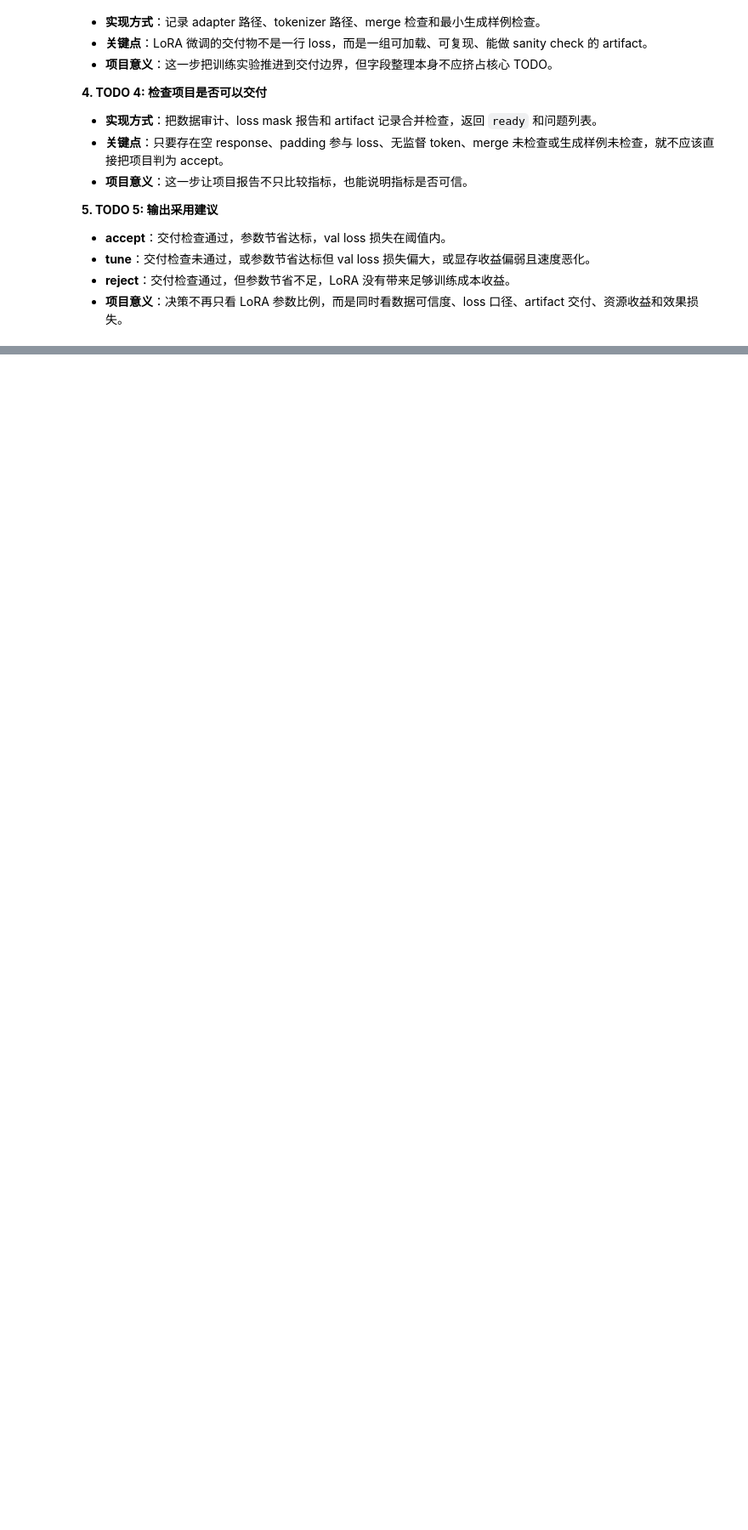
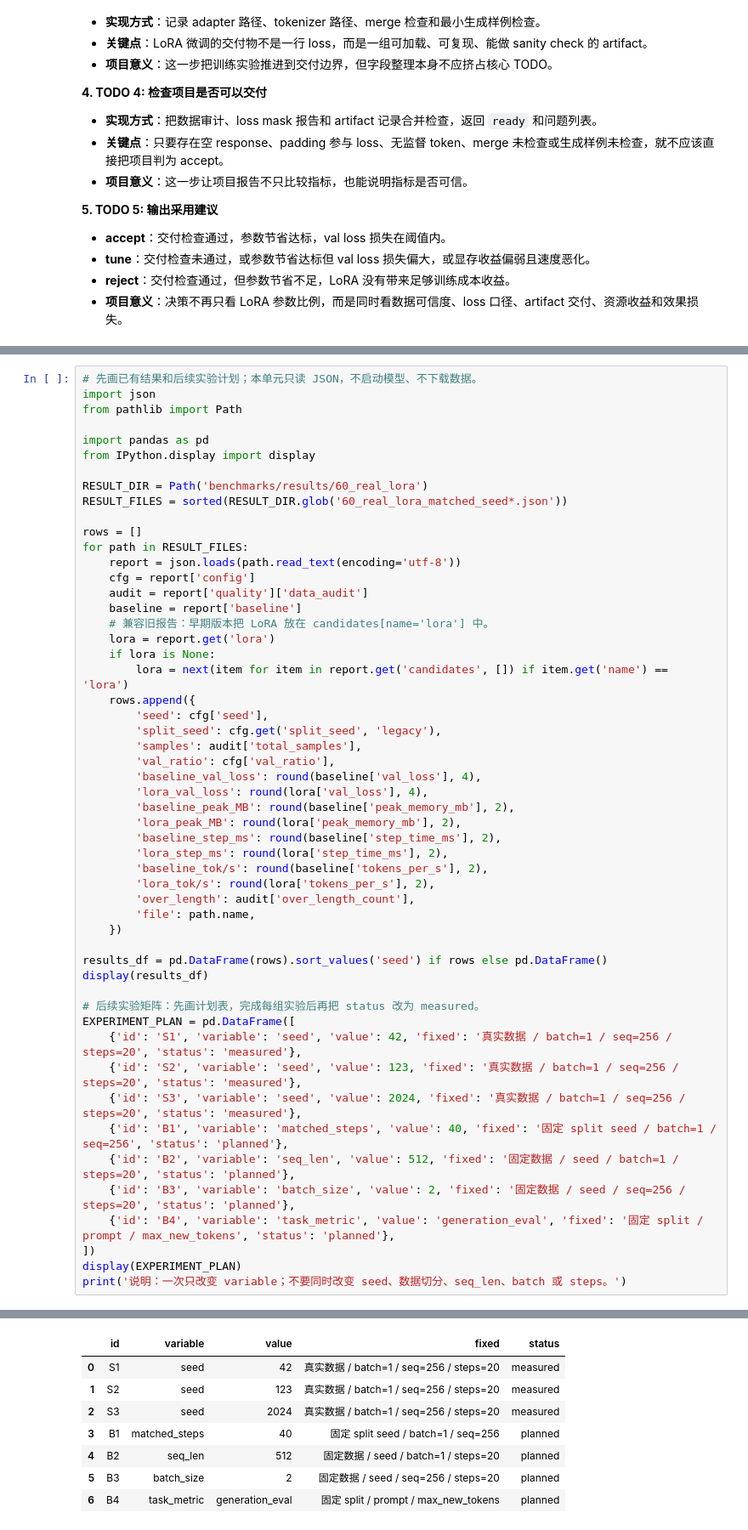
Before and after one commit to NefelibataBIGR/llm-algo-leetcode, a Jupyter notebook: 02_PyTorch_Algorithms/60_LoRA_Fine_Tuning_Project.ipynb, the cells around one changed output, grey strips where cells are left out. Shown at 85% size. Drawn from its saved outputs; the diff is of its cells as text; blank space fills up the shorter version.

Commit message:
docs(60): document real LoRA experiments and configuration

```diff
--- a/02_PyTorch_Algorithms/60_LoRA_Fine_Tuning_Project.ipynb
+++ b/02_PyTorch_Algorithms/60_LoRA_Fine_Tuning_Project.ipynb
@@ -684,0 +1007,54 @@ print(recommend_lora_decision(summary, readiness))
+# %%
+# 先画已有结果和后续实验计划；本单元只读 JSON，不启动模型、不下载数据。
+import json
+from pathlib import Path
+
+import pandas as pd
+from IPython.display import display
+
+RESULT_DIR = Path('benchmarks/results/60_real_lora')
+RESULT_FILES = sorted(RESULT_DIR.glob('60_real_lora_matched_seed*.json'))
+
+rows = []
+for path in RESULT_FILES:
+    report = json.loads(path.read_text(encoding='utf-8'))
+    cfg = report['config']
+    audit = report['quality']['data_audit']
+    baseline = report['baseline']
+    # 兼容旧报告：早期版本把 LoRA 放在 candidates[name='lora'] 中。
+    lora = report.get('lora')
+    if lora is None:
+        lora = next(item for item in report.get('candidates', []) if item.get('name') == 'lora')
+    rows.append({
+        'seed': cfg['seed'],
+        'split_seed': cfg.get('split_seed', 'legacy'),
+        'samples': audit['total_samples'],
+        'val_ratio': cfg['val_ratio'],
+        'baseline_val_loss': round(baseline['val_loss'], 4),
+        'lora_val_loss': round(lora['val_loss'], 4),
+        'baseline_peak_MB': round(baseline['peak_memory_mb'], 2),
+        'lora_peak_MB': round(lora['peak_memory_mb'], 2),
+        'baseline_step_ms': round(baseline['step_time_ms'], 2),
+        'lora_step_ms': round(lora['step_time_ms'], 2),
+        'baseline_tok/s': round(baseline['tokens_per_s'], 2),
+        'lora_tok/s': round(lora['tokens_per_s'], 2),
+        'over_length': audit['over_length_count'],
+        'file': path.name,
+    })
+
+results_df = pd.DataFrame(rows).sort_values('seed') if rows else pd.DataFrame()
+display(results_df)
+
+# 后续实验矩阵：先画计划表，完成每组实验后再把 status 改为 measured。
+EXPERIMENT_PLAN = pd.DataFrame([
+    {'id': 'S1', 'variable': 'seed', 'value': 42, 'fixed': '真实数据 / batch=1 / seq=256 / steps=20', 'status': 'measured'},
+    {'id': 'S2', 'variable': 'seed', 'value': 123, 'fixed': '真实数据 / batch=1 / seq=256 / steps=20', 'status': 'measured'},
+    {'id': 'S3', 'variable': 'seed', 'value': 2024, 'fixed': '真实数据 / batch=1 / seq=256 / steps=20', 'status': 'measured'},
+    {'id': 'B1', 'variable': 'matched_steps', 'value': 40, 'fixed': '固定 split seed / batch=1 / seq=256', 'status': 'planned'},
+    {'id': 'B2', 'variable': 'seq_len', 'value': 512, 'fixed': '固定数据 / seed / batch=1 / steps=20', 'status': 'planned'},
+    {'id': 'B3', 'variable': 'batch_size', 'value': 2, 'fixed': '固定数据 / seed / seq=256 / steps=20', 'status': 'planned'},
+    {'id': 'B4', 'variable': 'task_metric', 'value': 'generation_eval', 'fixed': '固定 split / prompt / max_new_tokens', 'status': 'planned'},
+])
+display(EXPERIMENT_PLAN)
+print('说明：一次只改变 variable；不要同时改变 seed、数据切分、seq_len、batch 或 steps。')
+# %% [output]
@@ -684,0 +1065,8 @@ print(recommend_lora_decision(summary, readiness))
+|  | id | variable | value | fixed | status |
+| 0 | S1 | seed | 42 | 真实数据 / batch=1 / seq=256 / steps=20 | measured |
+| 1 | S2 | seed | 123 | 真实数据 / batch=1 / seq=256 / steps=20 | measured |
+| 2 | S3 | seed | 2024 | 真实数据 / batch=1 / seq=256 / steps=20 | measured |
+| 3 | B1 | matched_steps | 40 | 固定 split seed / batch=1 / seq=256 | planned |
+| 4 | B2 | seq_len | 512 | 固定数据 / seed / batch=1 / steps=20 | planned |
+| 5 | B3 | batch_size | 2 | 固定数据 / seed / seq=256 / steps=20 | planned |
+| 6 | B4 | task_metric | generation_eval | 固定 split / prompt / max_new_tokens | planned |
```
Also changed, not shown: parts of 12 cells of this notebook.
